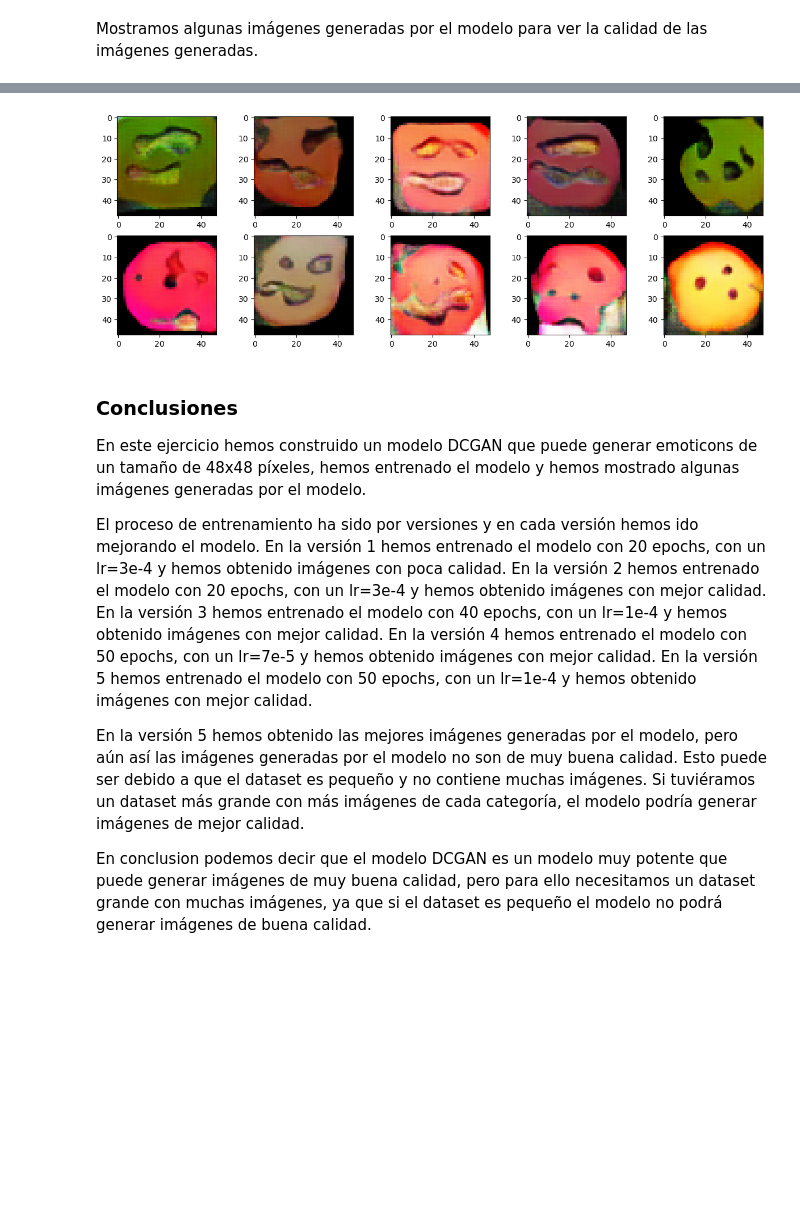
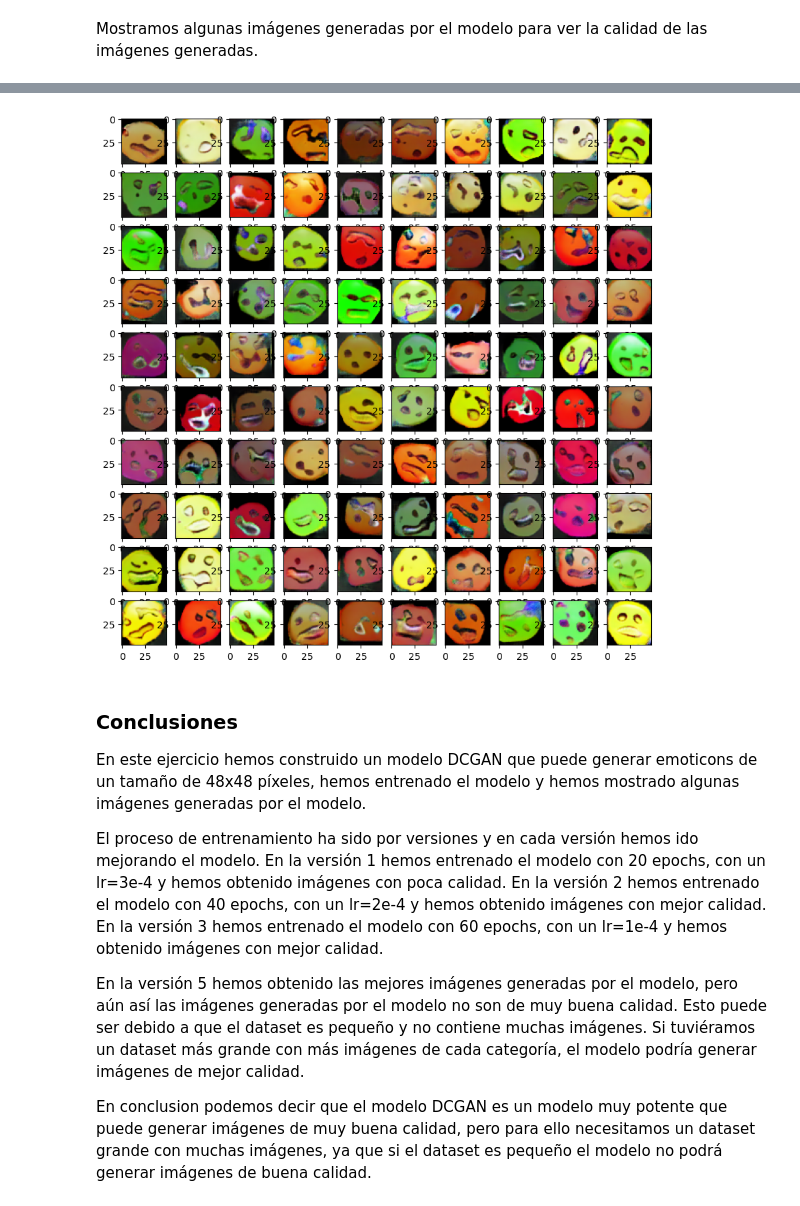
Before and after one commit to marcanii/SIS421---2-23, a Jupyter notebook: Evaluations/1erParcial/02_dcgans.ipynb, the cells around one changed output, grey strips where cells are left out. Drawn from its saved outputs; the diff is of its cells as text; code cells hidden in the pictures; blank space fills up the shorter version.

```diff
--- a/Evaluations/1erParcial/02_dcgans.ipynb
+++ b/Evaluations/1erParcial/02_dcgans.ipynb
@@ -59,7 +59,7 @@ transform = transforms.Compose([
     transforms.Lambda(lambda x: x * 2. - 1.) # Normalizamos a [-1, 1]
 ])
 # Creamos el dataset personalizado con las transformaciones anteriores y 10 transformaciones por imagen
-custom_dataset = CustomDataset(root=root, transform=transform, num_transforms=10)
+custom_dataset = CustomDataset(root=root, transform=transform, num_transforms=25)
 # %% [markdown]
 Cargamos a un dataloader las imágenes del dataset para poder trabajar con ellas.
 # %%
@@ -134,8 +134,11 @@ class Generator2(nn.Module):
             nn.Conv2d(128, 64, 3, stride=1, padding=1), # Convolución de 64 canales con kernel de 3x3, stride de 1 y padding de 1
             nn.BatchNorm2d(64), # Normalización por lotes
             nn.LeakyReLU(0.2, inplace=True), # LeakyReLU con pendiente de 0.2
-            nn.Conv2d(64, self.img_channels, 3, stride=1, padding=1), # Convolución de 3 canales con kernel de 3x3, stride de 1 y padding de 1
-            nn.Tanh(), # Tanh para obtener valores entre [-1, 1]
+            nn.Conv2d(64, 32, 3, stride=1, padding=1), # Convolución de 32 canales, kernel de 3x3, stride de 1 y padding de 1
+            nn.BatchNorm2d(32), # Normalización por lotes
+            nn.LeakyReLU(0.2, inplace=True), # LeakyReLU con pendiente de 0.2
+            nn.Conv2d(32, self.img_channels, 3, stride=1, padding=1), # Convolución de 3 canales, kernel de 3x3, stride de 1 y padding de 1
+            nn.Tanh() # Tanh para obtener valores entre [-1, 1]
         )
 
     def forward(self, z):
@@ -145,6 +148,7 @@ class Generator2(nn.Module):
         img = img.view(img.size(0), self.img_channels*48*48) # Redimensionamos a un vector de 6912 elementos
         return img
 
+# Creamos el generador y comprobamos la salida
 generator2 = Generator2(z_dim=100, img_channels=3)
 output = generator2(torch.randn(64, 100))
 output.shape
@@ -304,29 +311,29 @@ plt.show()
 # %%
 # cargar modelo entrenado
 generator2 = Generator2(z_dim=100, img_channels=3)
-generator2.load_state_dict(torch.load('models/generator_v1_4_50.pth'))
+generator2.load_state_dict(torch.load('models/generator_v2_3_60.pth'))
 discriminator2 = Discriminator2()
-discriminator2.load_state_dict(torch.load('models/discriminator_v1_4_50.pth'))
+discriminator2.load_state_dict(torch.load('models/discriminator_v2_3_60.pth'))
 generator2.eval().to(device)
 with torch.no_grad():
-  noise = torch.randn((10, generator2.input_size)).to(device)
+  noise = torch.randn((100, generator2.input_size)).to(device)
   generated_images = generator2(noise)
-  fig, axs = plt.subplots(2,5,figsize=(15,5))
+  fig, axs = plt.subplots(10,10,figsize=(10,10))
   i = 0
   for ax in axs:
     for _ax in ax:
       img = (generated_images[i].view(3,48,48).permute(1,2,0).cpu())*0.5+0.5
       _ax.imshow(img)
       i+=1
   plt.show()
 # %% [output]
-[figure, old version]
+[figure, new version]
 # %% [markdown]
 ### Conclusiones
 
 En este ejercicio hemos construido un modelo DCGAN que puede generar emoticons de un tamaño de 48x48 píxeles, hemos entrenado el modelo y hemos mostrado algunas imágenes generadas por el modelo.
 
-El proceso de entrenamiento ha sido por versiones y en cada versión hemos ido mejorando el modelo. En la versión 1 hemos entrenado el modelo con 20 epochs, con un lr=3e-4 y hemos obtenido imágenes con poca calidad. En la versión 2 hemos entrenado el modelo con 20 epochs, con un lr=3e-4 y hemos obtenido imágenes con mejor calidad. En la versión 3 hemos entrenado el modelo con 40 epochs, con un lr=1e-4 y hemos obtenido imágenes con mejor calidad. En la versión 4 hemos entrenado el modelo con 50 epochs, con un lr=7e-5 y hemos obtenido imágenes con mejor calidad. En la versión 5 hemos entrenado el modelo con 50 epochs, con un lr=1e-4 y hemos obtenido imágenes con mejor calidad.
+El proceso de entrenamiento ha sido por versiones y en cada versión hemos ido mejorando el modelo. En la versión 1 hemos entrenado el modelo con 20 epochs, con un lr=3e-4 y hemos obtenido imágenes con poca calidad. En la versión 2 hemos entrenado el modelo con 40 epochs, con un lr=2e-4 y hemos obtenido imágenes con mejor calidad. En la versión 3 hemos entrenado el modelo con 60 epochs, con un lr=1e-4 y hemos obtenido imágenes con mejor calidad.
 
 En la versión 5 hemos obtenido las mejores imágenes generadas por el modelo, pero aún así las imágenes generadas por el modelo no son de muy buena calidad. Esto puede ser debido a que el dataset es pequeño y no contiene muchas imágenes. Si tuviéramos un dataset más grande con más imágenes de cada categoría, el modelo podría generar imágenes de mejor calidad.
 
```
Also changed, not shown: parts of 7 cells of this notebook, 1 other file.
